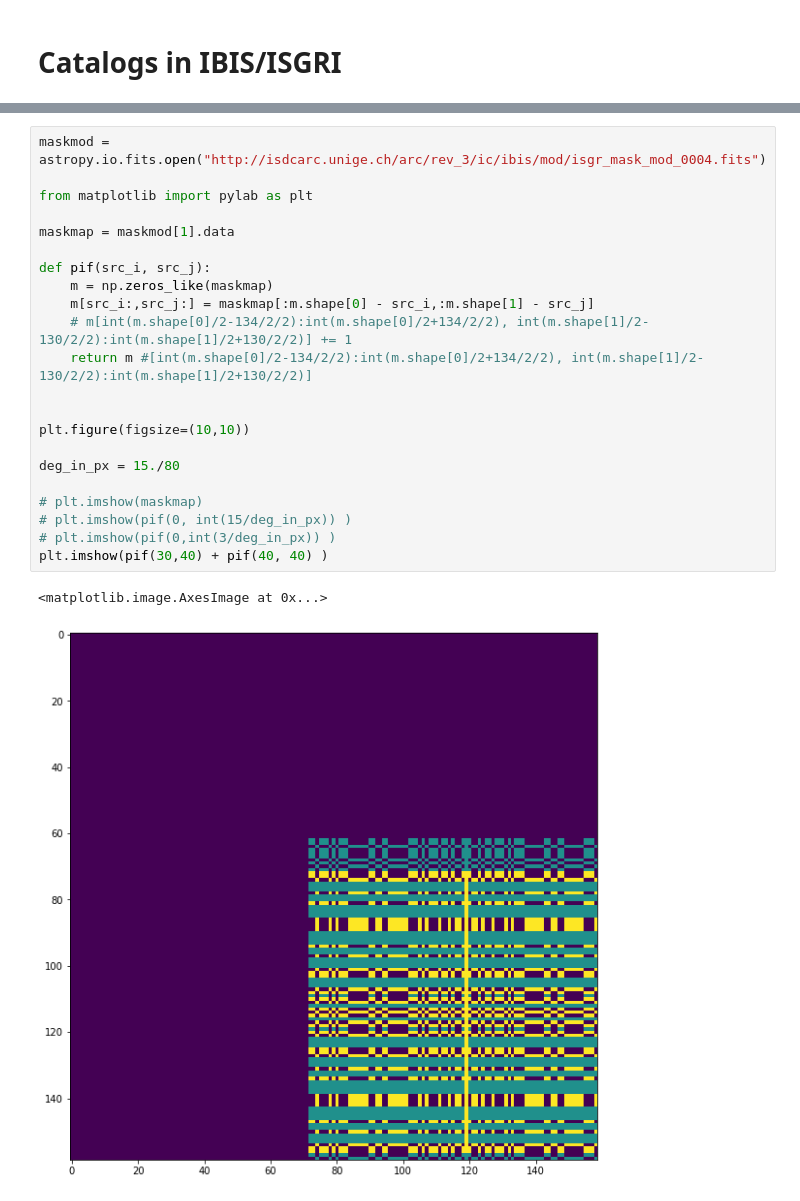
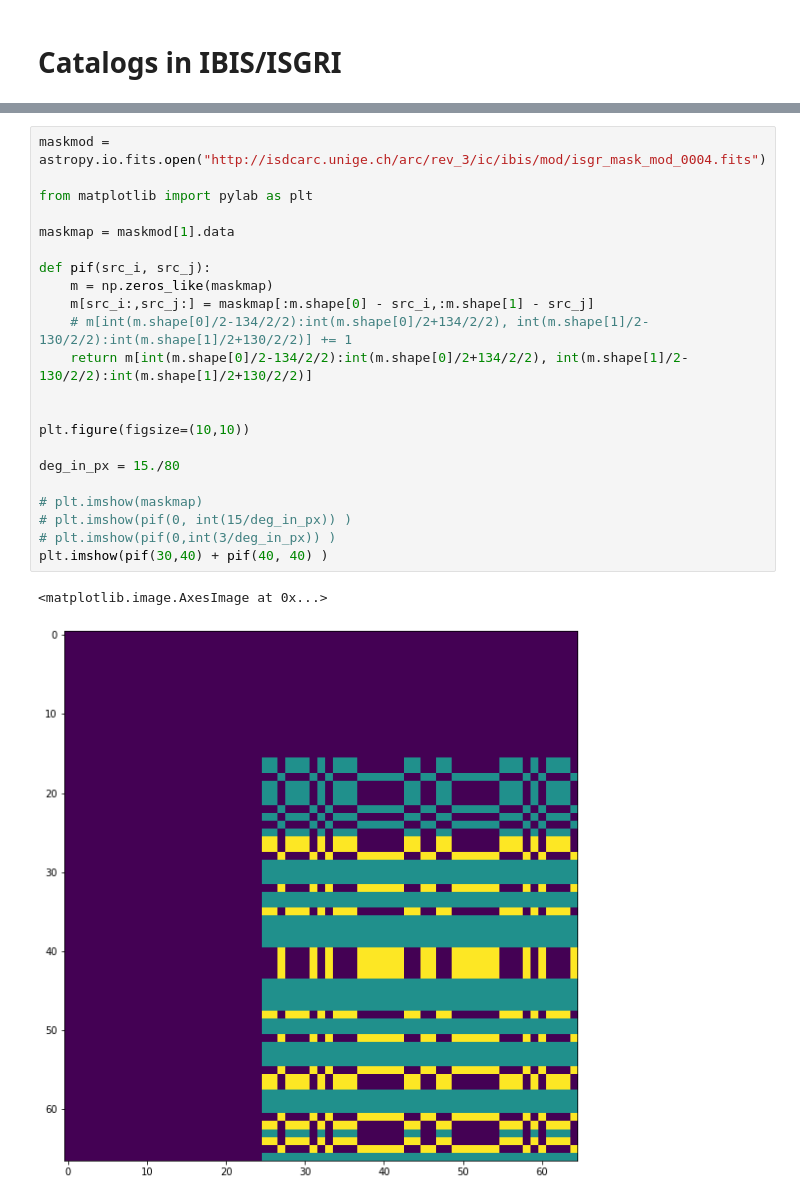
Before and after one commit to volodymyrss/volodymyrss.github.io, a Jupyter notebook: integral-ibis-isgri-le-response/_sources/catalogs.ipynb, the cells around one changed output, grey strips where cells are left out. Drawn from its saved outputs; the diff is of its cells as text.

Commit message:
update integral-ibis-isgri-le-response: better figures

```diff
--- a/integral-ibis-isgri-le-response/_sources/catalogs.ipynb
+++ b/integral-ibis-isgri-le-response/_sources/catalogs.ipynb
@@ -102,28 +96,28 @@ len(cat_table)
 # %%
 maskmod = astropy.io.fits.open("http://isdcarc.unige.ch/arc/rev_3/ic/ibis/mod/isgr_mask_mod_0004.fits")
 
 from matplotlib import pylab as plt
 
 maskmap = maskmod[1].data
 
 def pif(src_i, src_j):
     m = np.zeros_like(maskmap)
     m[src_i:,src_j:] = maskmap[:m.shape[0] - src_i,:m.shape[1] - src_j]
     # m[int(m.shape[0]/2-134/2/2):int(m.shape[0]/2+134/2/2), int(m.shape[1]/2-130/2/2):int(m.shape[1]/2+130/2/2)] += 1
-    return m #[int(m.shape[0]/2-134/2/2):int(m.shape[0]/2+134/2/2), int(m.shape[1]/2-130/2/2):int(m.shape[1]/2+130/2/2)]
+    return m[int(m.shape[0]/2-134/2/2):int(m.shape[0]/2+134/2/2), int(m.shape[1]/2-130/2/2):int(m.shape[1]/2+130/2/2)]
 
 
 plt.figure(figsize=(10,10))
 
 deg_in_px = 15./80
 
 # plt.imshow(maskmap)
 # plt.imshow(pif(0, int(15/deg_in_px)) )
 # plt.imshow(pif(0,int(3/deg_in_px)) )
 plt.imshow(pif(30,40) + pif(40, 40) )
 # %% [output]
 <matplotlib.image.AxesImage at 0x...>
-[figure, old version]
+[figure, new version]
 # %%
 c = []
 
```
Also changed, not shown: parts of 6 cells of this notebook, 9 other files.
